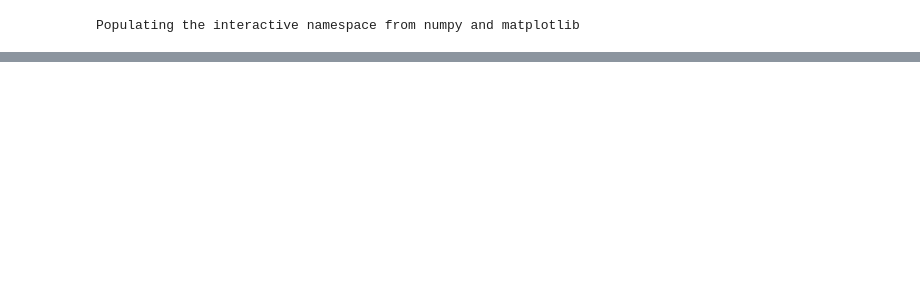
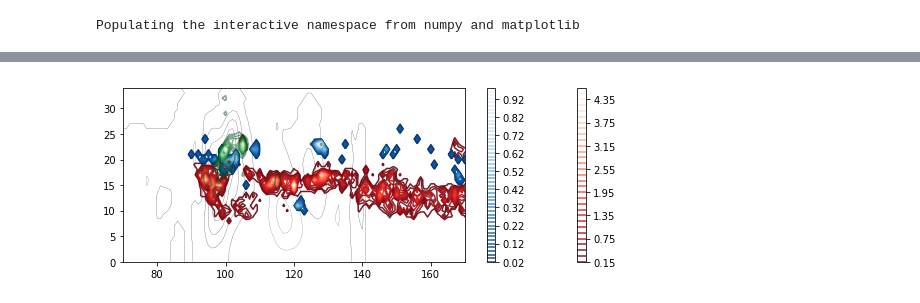
Before and after one commit to vbalderdash/varout_data, a Jupyter notebook: readout.ipynb, the cells around one changed output, grey strips where cells are left out. Saved outputs shown, nothing was run; the diff lists cells and outputs as text; code cells hidden in the pictures; blank space fills up the shorter version.

```diff
--- a/readout.ipynb
+++ b/readout.ipynb
@@ -16,4 +17,6 @@ filename = 'sr12noxp_tdvar_0000_var.out'
 # %%
+filename = 'sr12noxp_tdvar_2354_var.out'
+
 dataf       = rf.outfile(filename)
-r,u,v,w     = dataf.read_data()
+r,u,v,w     = dataf.read_data() # These are in z,y,x
 lon,lat,alt = dataf.latlon(geo)
@@ -28,0 +87,21 @@ plt.colorbar()
+# %%
+plt.figure(figsize=(8,3))
+
+gridcell = 40
+depth    =  5
+
+plt.contour(w[:,gridcell,:],colors='k',linewidths=0.2)
+
+# plt.contour(np.ma.sum(all_counts[:,gridcell-depth:gridcell+depth],axis=1).T,colors='k',linewidths=0.1)
+plt.contour(np.sum(p_counts[:,gridcell-depth:gridcell+depth],axis=1).T/depth,40,cmap='Reds_r',alpha=0.9)
+plt.colorbar()
+plt.contour(np.sum(n_counts[:,gridcell-depth:gridcell+depth],axis=1).T/depth,50,cmap='Blues_r',alpha=0.9)
+plt.colorbar()
+plt.contour(np.sum(all_counts[:,gridcell-depth:gridcell+depth],axis=1).T-
+            np.sum(p_counts[:,gridcell-depth:gridcell+depth],axis=1).T-
+            np.sum(n_counts[:,gridcell-depth:gridcell+depth],axis=1).T,30,cmap='Greens_r', alpha=0.5)
+
+plt.xlim(70,170)
+plt.tight_layout()
+# %% [output]
+[figure, added]
```
Also changed, not shown: parts of 16 cells of this notebook, 2 other files.
